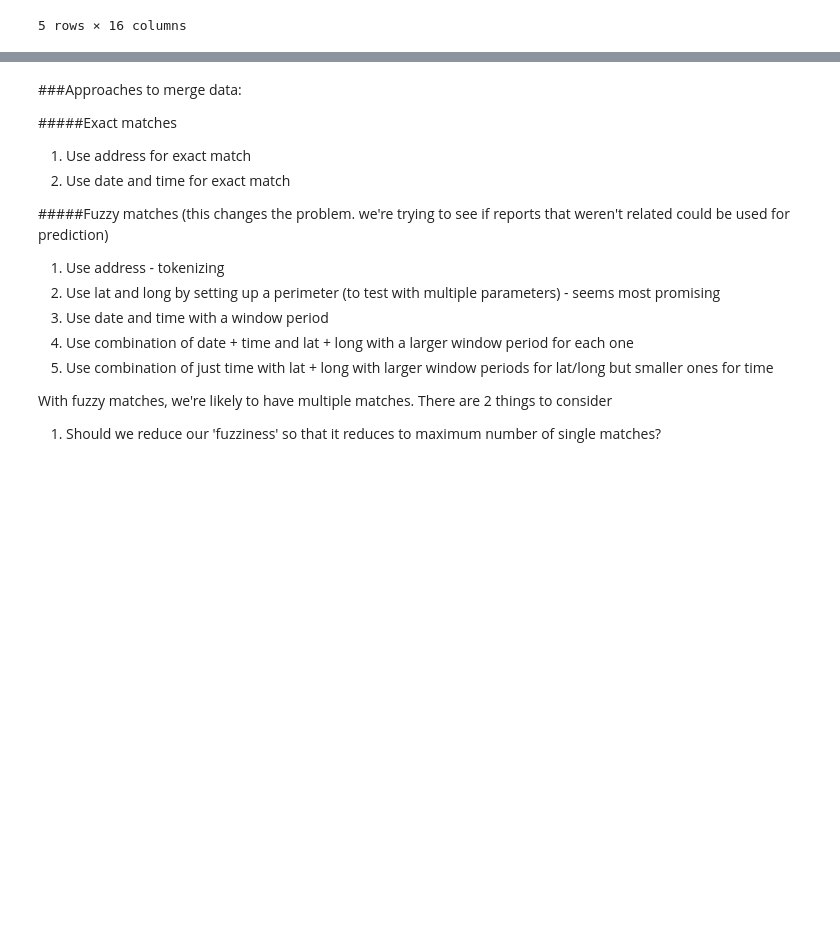
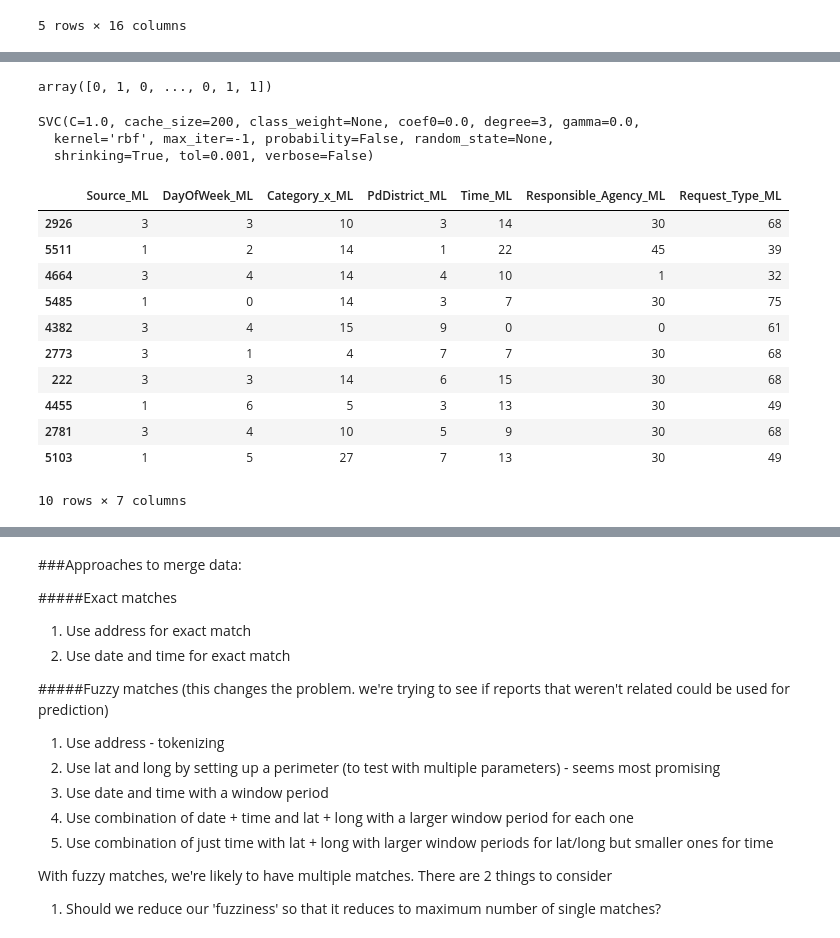
Before and after one commit to sanchitbareja/cs194-finalproj, a Jupyter notebook: dataparsing.ipynb, the cells around one changed output, grey strips where cells are left out. Saved outputs shown, nothing was run; the diff lists cells and outputs as text; code cells hidden in the pictures; blank space fills up the shorter version.

```diff
--- a/dataparsing.ipynb
+++ b/dataparsing.ipynb
@@ -202,0 +318,40 @@ list(all_test.columns.values)
+# %%
+X_training = all_training[['Source_ML','DayOfWeek_ML','Category_x_ML','PdDistrict_ML','Time_ML','Responsible_Agency_ML','Request_Type_ML']]
+Y_training = all_training[['Outcome']]
+# %% [output]
+array([0, 1, 0, ..., 0, 1, 1])
+# %%
+from sklearn import svm
+
+clf = svm.SVC()
+clf.fit(X_training,Y_training.values.ravel())
+# %% [output]
+SVC(C=1.0, cache_size=200, class_weight=None, coef0=0.0, degree=3, gamma=0.0,
+  kernel='rbf', max_iter=-1, probability=False, random_state=None,
+  shrinking=True, tol=0.001, verbose=False)
+# %%
+all_test['Source_ML'] = all_test.apply(source_ml, axis=1)
+all_test['DayOfWeek_ML'] = all_test.apply(DayOfWeek_ML, axis=1)
+all_test['Category_x_ML'] = all_test.apply(Category_x_ML, axis=1)
+all_test['PdDistrict_ML'] = all_test.apply(PdDistrict_ML, axis=1)
+all_test['Time_ML'] = all_test.apply(Time_ML, axis=1)
+all_test['Responsible_Agency_ML'] = all_test.apply(Responsible_Agency_ML, axis=1)
+all_test['Request_Type_ML'] = all_test.apply(Request_Type_ML, axis=1)
+
+X_test = all_test[['Source_ML','DayOfWeek_ML','Category_x_ML','PdDistrict_ML','Time_ML','Responsible_Agency_ML','Request_Type_ML']]
+Y_test = all_test[['Outcome']]
+# %%
+X_test[0:10]
+# %% [output]
+|  | Source_ML | DayOfWeek_ML | Category_x_ML | PdDistrict_ML | Time_ML | Responsible_Agency_ML | Request_Type_ML |
+| 2926 | 3 | 3 | 10 | 3 | 14 | 30 | 68 |
+| 5511 | 1 | 2 | 14 | 1 | 22 | 45 | 39 |
+| 4664 | 3 | 4 | 14 | 4 | 10 | 1 | 32 |
+| 5485 | 1 | 0 | 14 | 3 | 7 | 30 | 75 |
+| 4382 | 3 | 4 | 15 | 9 | 0 | 0 | 61 |
+| 2773 | 3 | 1 | 4 | 7 | 7 | 30 | 68 |
+| 222 | 3 | 3 | 14 | 6 | 15 | 30 | 68 |
+| 4455 | 1 | 6 | 5 | 3 | 13 | 30 | 49 |
+| 2781 | 3 | 4 | 10 | 5 | 9 | 30 | 68 |
+| 5103 | 1 | 5 | 27 | 7 | 13 | 30 | 49 |
+10 rows × 7 columns
```
Also changed, not shown: parts of 11 cells of this notebook.
